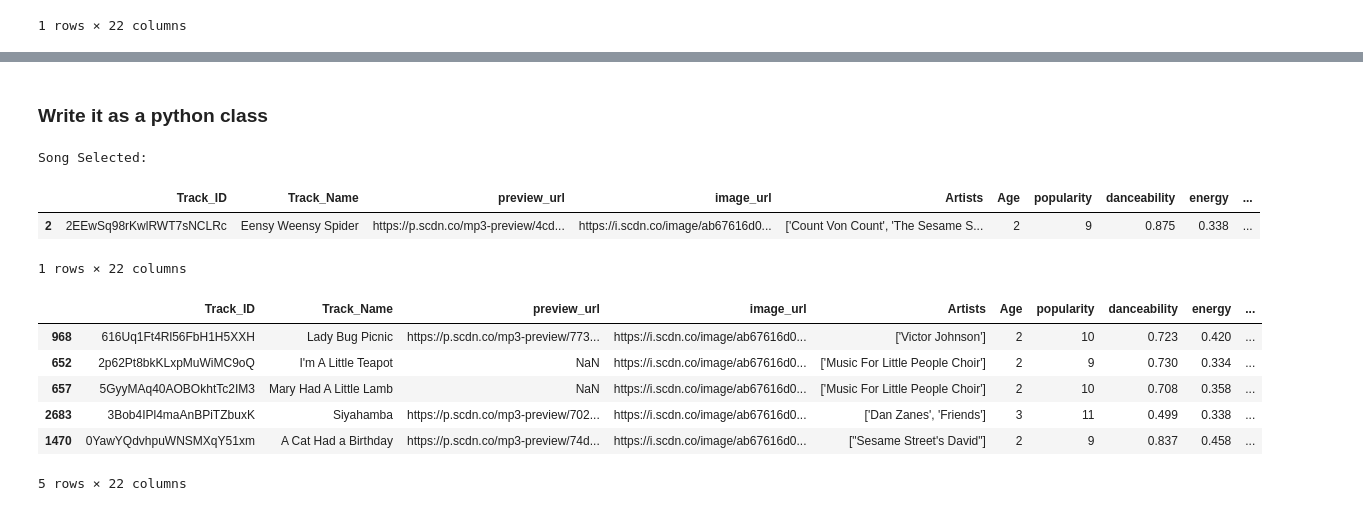
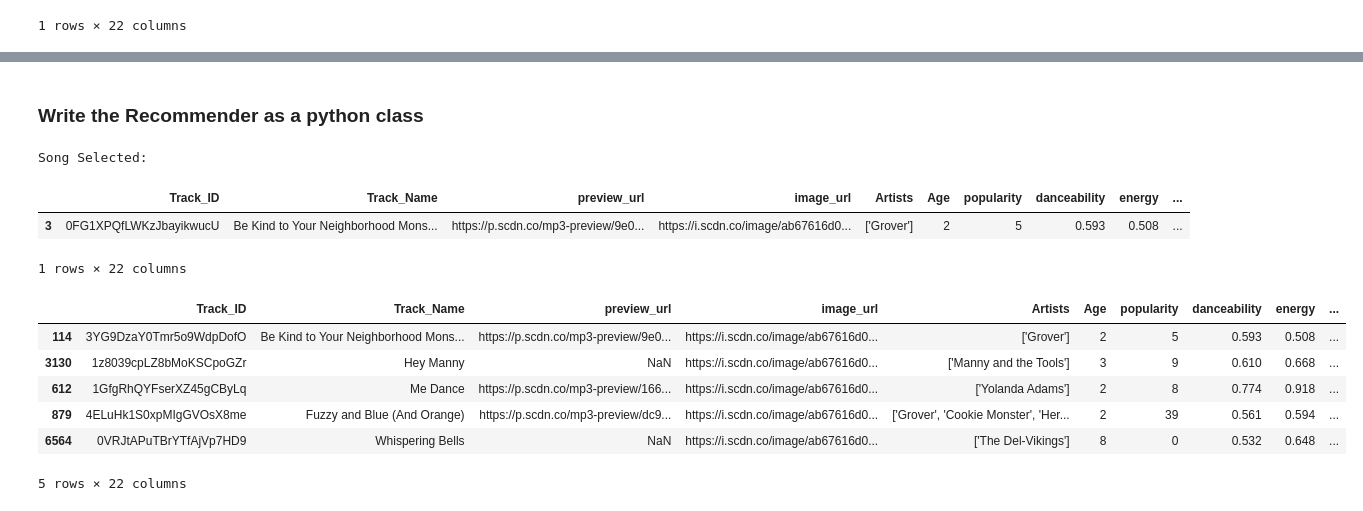
Before and after one commit to ncchen55414/ChildrenSongRecommendation, a Jupyter notebook: notebooks/4.1_Song_Recommendation.ipynb, the cells around one changed output, grey strips where cells are left out. Saved outputs shown, nothing was run; the diff lists cells and outputs as text; code cells hidden in the pictures.

```diff
--- a/notebooks/4.1_Song_Recommendation.ipynb
+++ b/notebooks/4.1_Song_Recommendation.ipynb
@@ -125,6 +135,6 @@ Recommendations:
 5 rows × 22 columns
 # %% [markdown]
-### Write it as a python class
+### Write the Recommender as a python class
 # %%
 class SongRecommender():
     def __init__(self):
@@ -151,16 +161,16 @@ recom = SongRecommender()
 # %%
 recom.load_data()
 # %%
-recom.make_recommendation(2)
+recom.make_recommendation(3)
 # %% [output]
 Song Selected:
 |  | Track_ID | Track_Name | preview_url | image_url | Artists | Age | popularity | danceability | energy | ... |
-| 2 | 2EEwSq98rKwlRWT7sNCLRc | Eensy Weensy Spider | https://p.scdn.co/mp3-preview/4cd... | https://i.scdn.co/image/ab67616d0... | ['Count Von Count', 'The Sesame S... | 2 | 9 | 0.875 | 0.338 | ... |
+| 3 | 0FG1XPQfLWKzJbayikwucU | Be Kind to Your Neighborhood Mons... | https://p.scdn.co/mp3-preview/9e0... | https://i.scdn.co/image/ab67616d0... | ['Grover'] | 2 | 5 | 0.593 | 0.508 | ... |
 1 rows × 22 columns
 |  | Track_ID | Track_Name | preview_url | image_url | Artists | Age | popularity | danceability | energy | ... |
-| 968 | 616Uq1Ft4Rl56FbH1H5XXH | Lady Bug Picnic | https://p.scdn.co/mp3-preview/773... | https://i.scdn.co/image/ab67616d0... | ['Victor Johnson'] | 2 | 10 | 0.723 | 0.420 | ... |
-| 652 | 2p62Pt8bkKLxpMuWiMC9oQ | I'm A Little Teapot | NaN | https://i.scdn.co/image/ab67616d0... | ['Music For Little People Choir'] | 2 | 9 | 0.730 | 0.334 | ... |
-| 657 | 5GyyMAq40AOBOkhtTc2IM3 | Mary Had A Little Lamb | NaN | https://i.scdn.co/image/ab67616d0... | ['Music For Little People Choir'] | 2 | 10 | 0.708 | 0.358 | ... |
-| 2683 | 3Bob4IPl4maAnBPiTZbuxK | Siyahamba | https://p.scdn.co/mp3-preview/702... | https://i.scdn.co/image/ab67616d0... | ['Dan Zanes', 'Friends'] | 3 | 11 | 0.499 | 0.338 | ... |
-| 1470 | 0YawYQdvhpuWNSMXqY51xm | A Cat Had a Birthday | https://p.scdn.co/mp3-preview/74d... | https://i.scdn.co/image/ab67616d0... | ["Sesame Street's David"] | 2 | 9 | 0.837 | 0.458 | ... |
+| 114 | 3YG9DzaY0Tmr5o9WdpDofO | Be Kind to Your Neighborhood Mons... | https://p.scdn.co/mp3-preview/9e0... | https://i.scdn.co/image/ab67616d0... | ['Grover'] | 2 | 5 | 0.593 | 0.508 | ... |
+| 3130 | 1z8039cpLZ8bMoKSCpoGZr | Hey Manny | NaN | https://i.scdn.co/image/ab67616d0... | ['Manny and the Tools'] | 3 | 9 | 0.610 | 0.668 | ... |
+| 612 | 1GfgRhQYFserXZ45gCByLq | Me Dance | https://p.scdn.co/mp3-preview/166... | https://i.scdn.co/image/ab67616d0... | ['Yolanda Adams'] | 2 | 8 | 0.774 | 0.918 | ... |
+| 879 | 4ELuHk1S0xpMIgGVOsX8me | Fuzzy and Blue (And Orange) | https://p.scdn.co/mp3-preview/dc9... | https://i.scdn.co/image/ab67616d0... | ['Grover', 'Cookie Monster', 'Her... | 2 | 39 | 0.561 | 0.594 | ... |
+| 6564 | 0VRJtAPuTBrYTfAjVp7HD9 | Whispering Bells | NaN | https://i.scdn.co/image/ab67616d0... | ['The Del-Vikings'] | 8 | 0 | 0.532 | 0.648 | ... |
 5 rows × 22 columns
```
Also changed, not shown: parts of 7 cells of this notebook.
